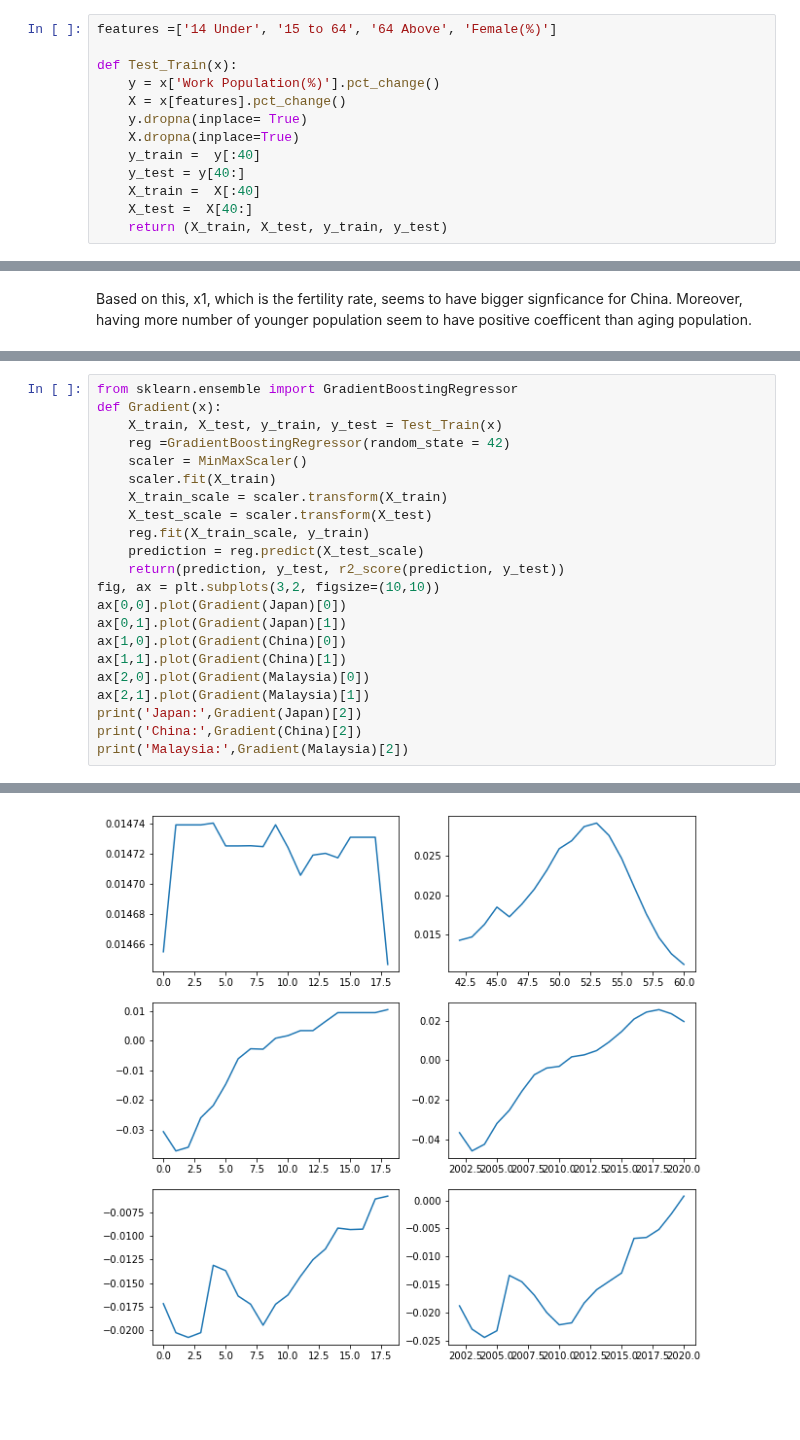
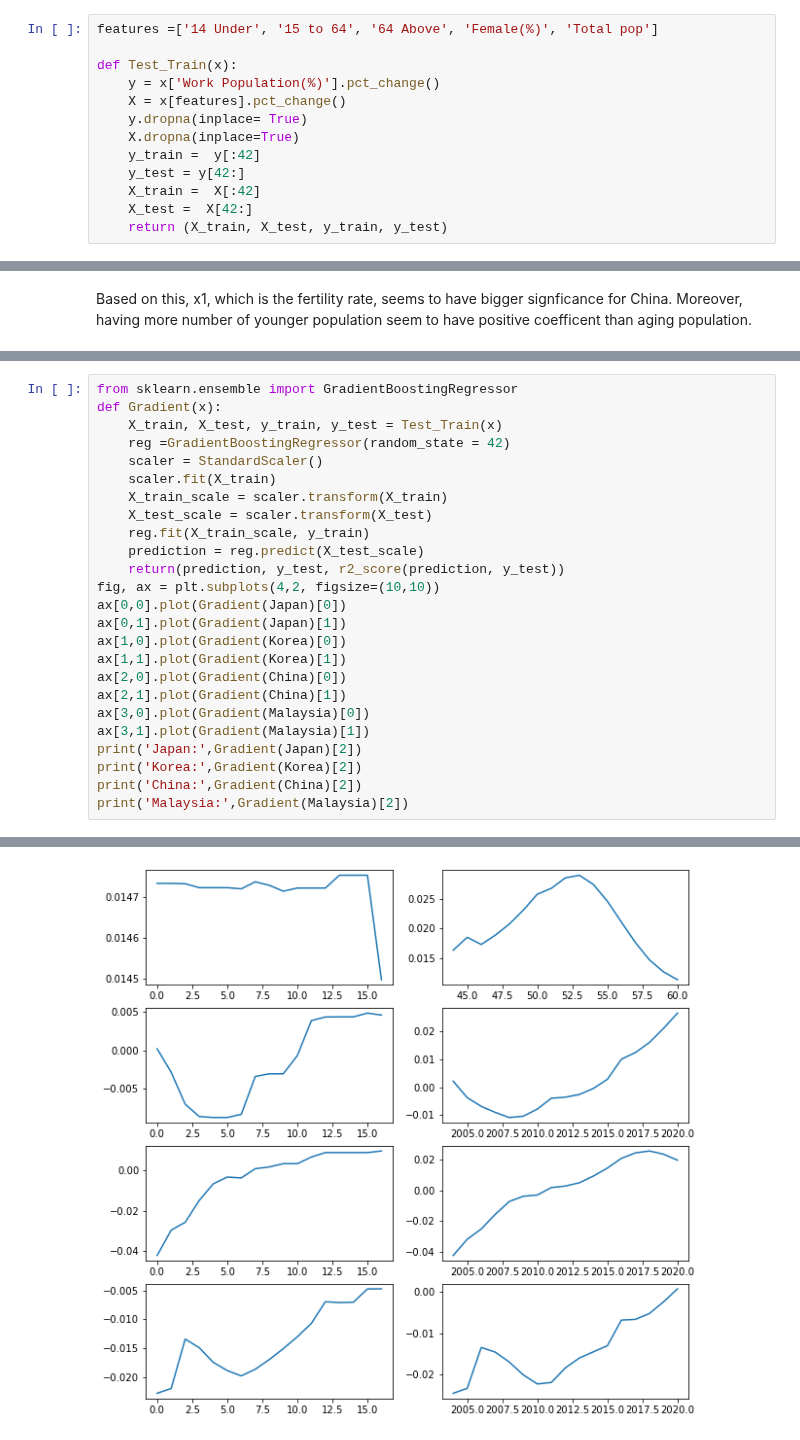
Before and after one commit to SangHyuNBack/2nd-Capstone-Project, a Jupyter notebook: Modeling.ipynb, the cells around one changed output, grey strips where cells are left out. Cells and saved outputs as stored; diff of their text form; blank space fills up the shorter version.

```diff
--- a/Modeling.ipynb
+++ b/Modeling.ipynb
@@ -35,17 +35,17 @@ Singapore.dropna(inplace = True)
 Singapore.dropna(inplace = True)
 Malaysia.dropna(inplace = True)
 # %%
-features =['14 Under', '15 to 64', '64 Above', 'Female(%)']
+features =['14 Under', '15 to 64', '64 Above', 'Female(%)', 'Total pop']
 
 def Test_Train(x):
     y = x['Work Population(%)'].pct_change()
     X = x[features].pct_change()
     y.dropna(inplace= True)
     X.dropna(inplace=True)
-    y_train =  y[:40]
-    y_test = y[40:]
-    X_train =  X[:40]
-    X_test =  X[40:]
+    y_train =  y[:42]
+    y_test = y[42:]
+    X_train =  X[:42]
+    X_test =  X[42:]
     return (X_train, X_test, y_train, y_test)
 # %%
 from sklearn.preprocessing import MinMaxScaler
@@ -143,21 +143,24 @@ from sklearn.ensemble import GradientBoostingRegressor
 def Gradient(x):
     X_train, X_test, y_train, y_test = Test_Train(x)
     reg =GradientBoostingRegressor(random_state = 42)
-    scaler = MinMaxScaler()
+    scaler = StandardScaler()
     scaler.fit(X_train)
     X_train_scale = scaler.transform(X_train)
     X_test_scale = scaler.transform(X_test)
     reg.fit(X_train_scale, y_train)
     prediction = reg.predict(X_test_scale)
     return(prediction, y_test, r2_score(prediction, y_test))
-fig, ax = plt.subplots(3,2, figsize=(10,10))
+fig, ax = plt.subplots(4,2, figsize=(10,10))
 ax[0,0].plot(Gradient(Japan)[0])
 ax[0,1].plot(Gradient(Japan)[1])
-ax[1,0].plot(Gradient(China)[0])
-ax[1,1].plot(Gradient(China)[1])
-ax[2,0].plot(Gradient(Malaysia)[0])
-ax[2,1].plot(Gradient(Malaysia)[1])
+ax[1,0].plot(Gradient(Korea)[0])
+ax[1,1].plot(Gradient(Korea)[1])
+ax[2,0].plot(Gradient(China)[0])
+ax[2,1].plot(Gradient(China)[1])
+ax[3,0].plot(Gradient(Malaysia)[0])
+ax[3,1].plot(Gradient(Malaysia)[1])
 print('Japan:',Gradient(Japan)[2])
+print('Korea:',Gradient(Korea)[2])
 print('China:',Gradient(China)[2])
 print('Malaysia:',Gradient(Malaysia)[2])
 # %% [output]
@@ -167 +171 @@ Malaysia: 0.5725217417309725
-[figure, old version]
+[figure, new version]
```
Also changed, not shown: parts of 12 cells of this notebook.
